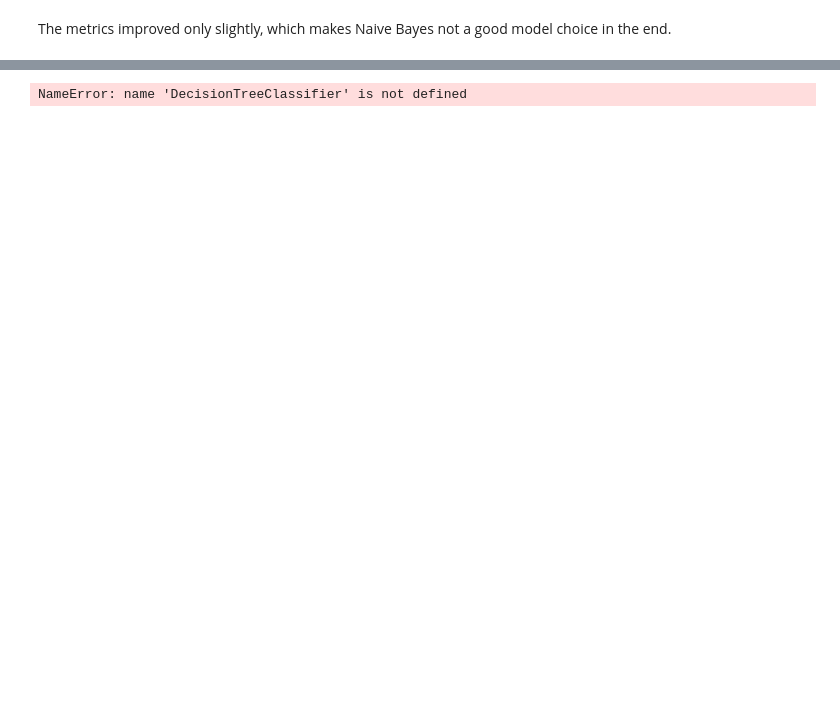
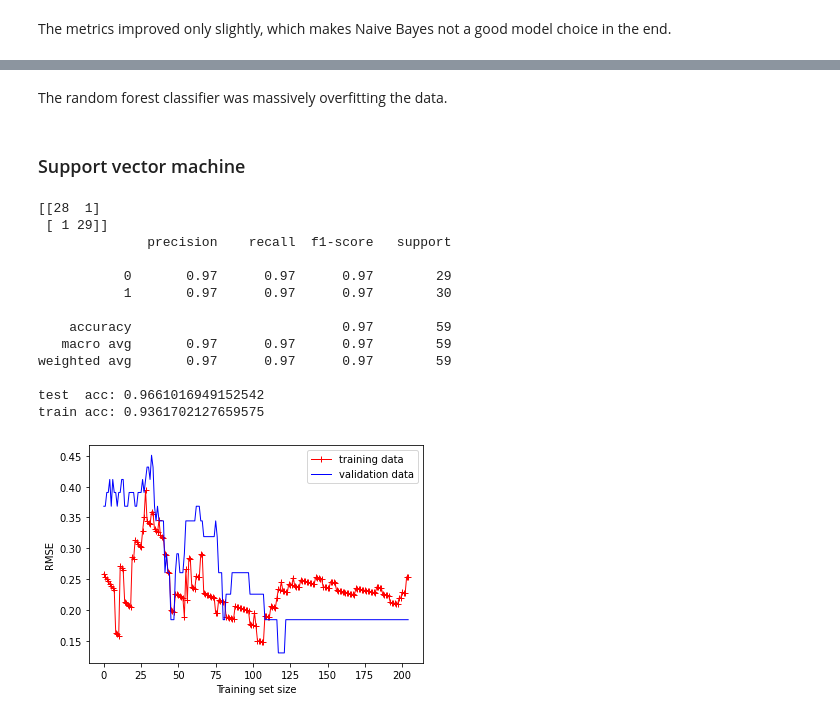
Before and after one commit to ChiaraBecht/Supervised_Machine_Learning, a Jupyter notebook: Balance_Train_Models.ipynb, the cells around one changed output, grey strips where cells are left out. Drawn from its saved outputs; the diff is of its cells as text; code cells hidden in the pictures; blank space fills up the shorter version.

```diff
--- a/Balance_Train_Models.ipynb
+++ b/Balance_Train_Models.ipynb
@@ -246,10 +296,27 @@ weighted avg       0.90      0.90      0.90        59
+# %% [markdown]
+The random forest classifier was massively overfitting the data.
+# %% [markdown]
+### Support vector machine
 # %%
-from sklearn.ensemble import BaggingClassifier
+from sklearn.svm import SVC
+svm = SVC(kernel='rbf')
+svm.fit(X_train, y_train)
+y_pred = svm.predict(X_test)
+evaluate(y_test, y_pred)
 
-bg = BaggingClassifier(DecisionTreeClassifier(), max_features = 1.0, max_samples = 0.5)
-bg.fit(X_train, y_train)
-y_pred = bg.predict(X_test)
-evaluate(y_test, y_pred, X_test, bg)
-plot_learning_curves(bg, X_train, y_train, X_test, y_test)
+plot_learning_curves(svm, X_train, y_train, X_test, y_test)
 # %% [output]
-NameError: name 'DecisionTreeClassifier' is not defined
+[[28  1]
+ [ 1 29]]
+              precision    recall  f1-score   support
+
+           0       0.97      0.97      0.97        29
+           1       0.97      0.97      0.97        30
+
+    accuracy                           0.97        59
+   macro avg       0.97      0.97      0.97        59
+weighted avg       0.97      0.97      0.97        59
+
+test  acc: 0.9661016949152542
+train acc: 0.9361702127659575
+[figure, added]
```
Also changed, not shown: parts of 21 cells of this notebook.
